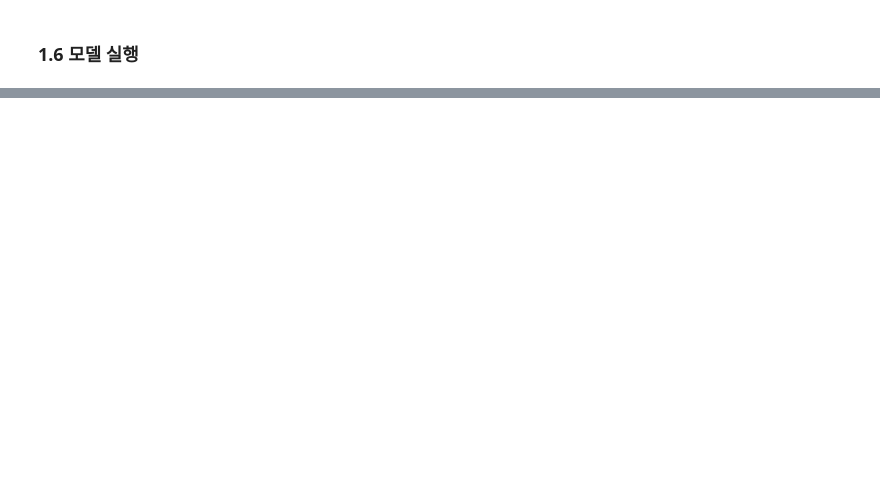
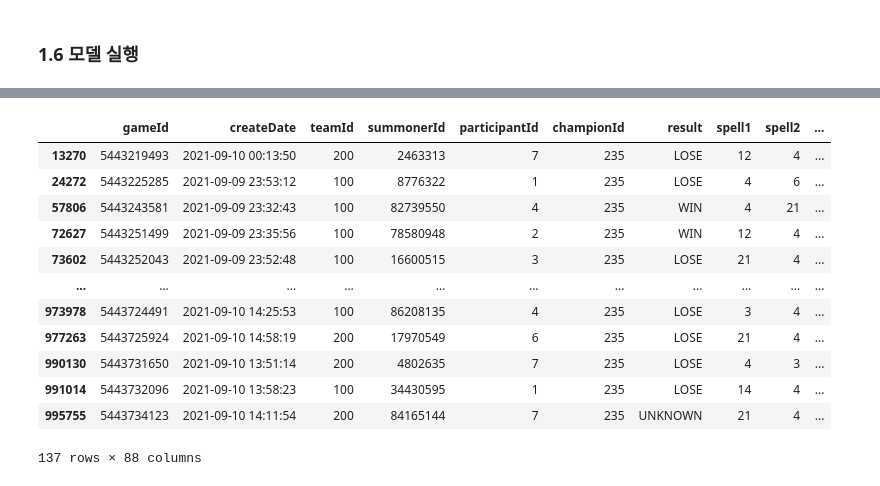
Before and after one commit to Romg2/OPGG, a Jupyter notebook: Day14/Day14_Final_Project.ipynb, the cells around one changed output, grey strips where cells are left out. Saved outputs shown, nothing was run; the diff lists cells and outputs as text; code cells hidden in the pictures; blank space fills up the shorter version.

```diff
--- a/Day14/Day14.ipynb
+++ b/Day14/Day14_Final_Project.ipynb
@@ -908,0 +1063,4 @@ Accuracy:  0.9296
+# %%
+# 다르게 예측한 것 중에서도 한 게임의 한 팀에서 포지션이 5개가 아닌 경우
+mismatch = test_pred.groupby(["gameId", "teamId"]).nunique()[["position_pred"]].reset_index()
+mismatch = mismatch[mismatch["position_pred"] != 5]
@@ -908,0 +1087,38 @@ Accuracy:  0.9296
+# %%
+while True:
+    # 다르게 예측한 것 중에서도 한 게임의 한 팀에서 포지션이 5개가 아닌 경우
+    mismatch = test_pred.groupby(["gameId", "teamId"]).nunique()[["position_pred"]].reset_index()
+    mismatch = mismatch[mismatch["position_pred"] != 5].drop("position_pred", axis=1)
+
+    print(f"남은 횟수: {mismatch.shape[0]}")
+
+    # 모든 게임id, 팀id별 포지션 개수가 5개가 되면 stop
+    if mismatch.shape[0] == 0:
+        break
+
+    i = 0
+
+    for game, team in mismatch.values:
+        # 중복 포지션 리스트
+        sample_data = test_pred[(test_pred["gameId"]==game) & (test_pred["teamId"]==team)]
+        dup_pos = sample_data["position_pred"].value_counts()
+        dup_pos_lst = list(dup_pos[dup_pos>1].index)
+
+        # 남은 포지션 (중복 포지션 및 유니크한 포지션 제외)
+        col = list(dup_pos[dup_pos == 0].index)
+
+        for pos in dup_pos_lst:
+            # 해당 중복 포지션의 모든 인덱스
+            total_idx = sample_data[sample_data["position_pred"] == pos].index
+
+            # 중복 포지션 중 해당 포지션 열 확률이 가장 높은 인덱스
+            max_idx = sample_data[sample_data["position_pred"] == pos][pos].idxmax(axis=0)
+
+            # 중복 포지션 중 해당 포지션 열 확률이 가장 높은 경우 제외하고 남은 포지션 중 행 확률이 가장 높은 포지션
+            for idx in list(set(total_idx) - {max_idx}):
+                new_position = sample_data.loc[idx, col].astype(float).idxmax()
+                test_pred.loc[idx,"position_pred"] = new_position
+
+        if i % 1000 == 0:
+            print(f"{i}번째 완료")
+        i += 1
@@ -908,0 +1192,16 @@ Accuracy:  0.9296
+# %%
+test_pred[(test_pred["champion"]=="Senna") & (test_pred["position"] != test_pred["position_pred"])]
+# %% [output]
+|  | gameId | createDate | teamId | summonerId | participantId | championId | result | spell1 | spell2 | ... |
+| 13270 | 5443219493 | 2021-09-10 00:13:50 | 200 | 2463313 | 7 | 235 | LOSE | 12 | 4 | ... |
+| 24272 | 5443225285 | 2021-09-09 23:53:12 | 100 | 8776322 | 1 | 235 | LOSE | 4 | 6 | ... |
+| 57806 | 5443243581 | 2021-09-09 23:32:43 | 100 | 82739550 | 4 | 235 | WIN | 4 | 21 | ... |
+| 72627 | 5443251499 | 2021-09-09 23:35:56 | 100 | 78580948 | 2 | 235 | WIN | 12 | 4 | ... |
+| 73602 | 5443252043 | 2021-09-09 23:52:48 | 100 | 16600515 | 3 | 235 | LOSE | 21 | 4 | ... |
+| ... | ... | ... | ... | ... | ... | ... | ... | ... | ... | ... |
+| 973978 | 5443724491 | 2021-09-10 14:25:53 | 100 | 86208135 | 4 | 235 | LOSE | 3 | 4 | ... |
+| 977263 | 5443725924 | 2021-09-10 14:58:19 | 200 | 17970549 | 6 | 235 | LOSE | 21 | 4 | ... |
+| 990130 | 5443731650 | 2021-09-10 13:51:14 | 200 | 4802635 | 7 | 235 | LOSE | 4 | 3 | ... |
+| 991014 | 5443732096 | 2021-09-10 13:58:23 | 100 | 34430595 | 1 | 235 | LOSE | 14 | 4 | ... |
+| 995755 | 5443734123 | 2021-09-10 14:11:54 | 200 | 84165144 | 7 | 235 | UNKNOWN | 21 | 4 | ... |
+137 rows × 88 columns
```
Also changed, not shown: parts of 93 cells of this notebook.
